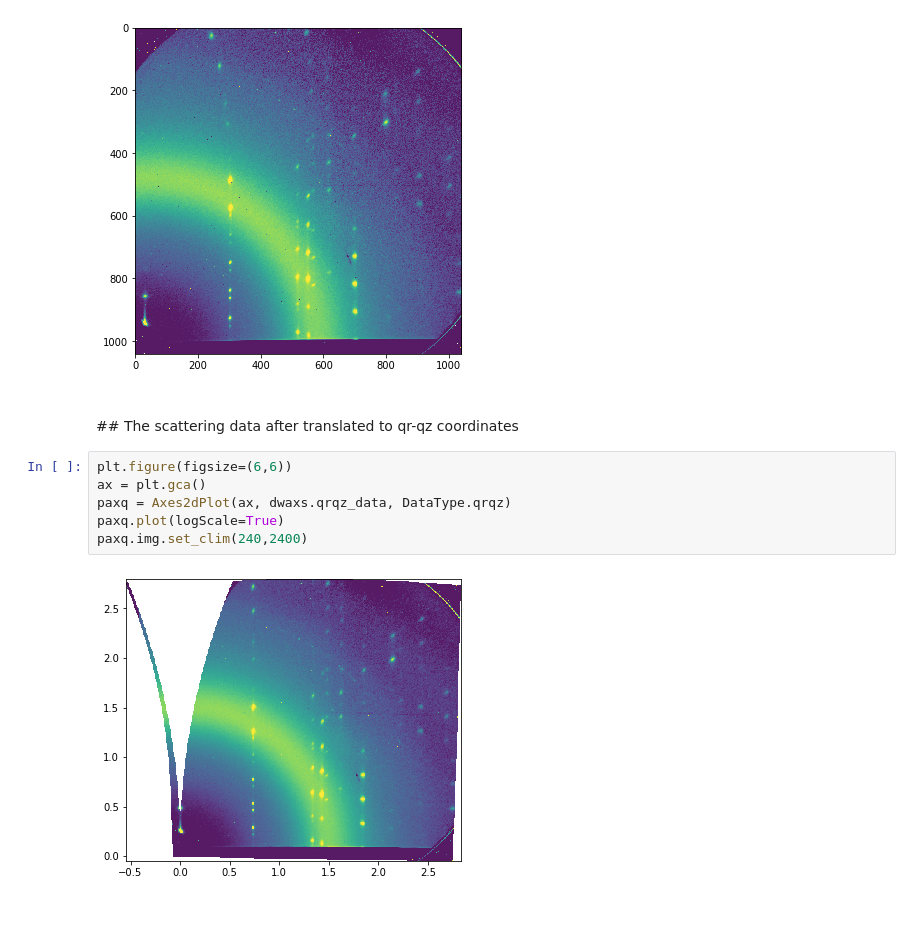
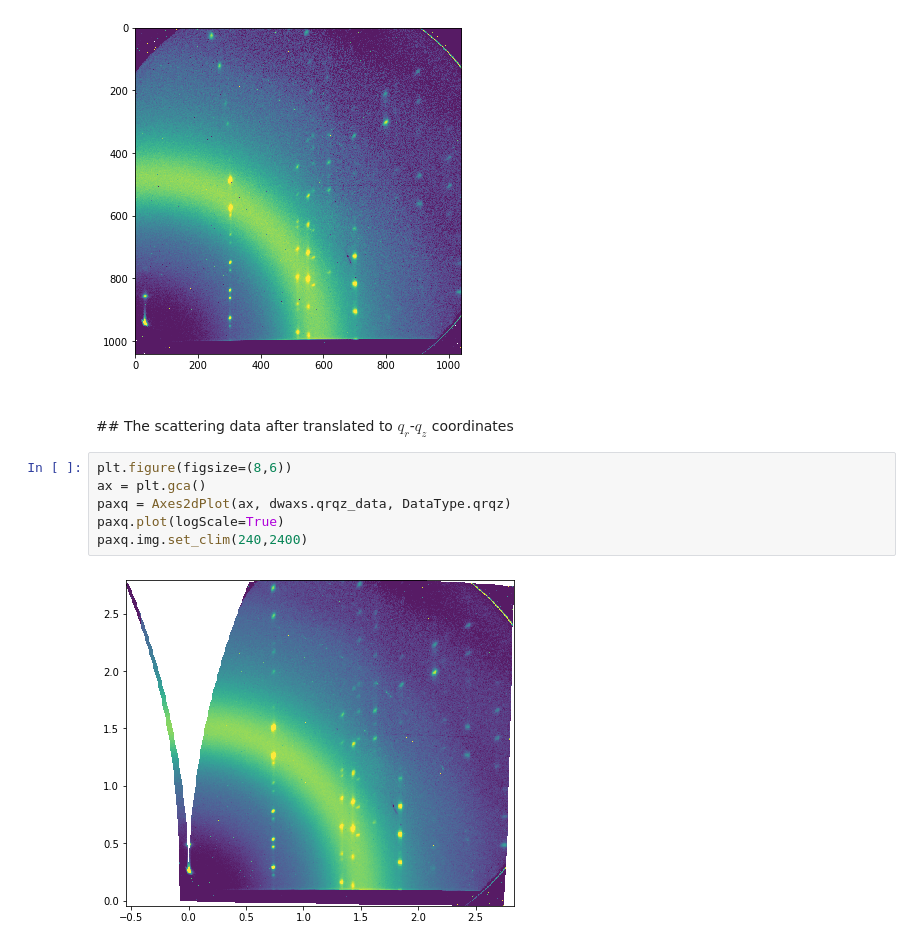
Before and after one commit to NSLS-II-LIX/py4xs, a Jupyter notebook: docs/GID.ipynb, the cells around one changed output. Saved outputs shown, nothing was run; the diff lists cells and outputs as text; blank space fills up the shorter version.

```diff
--- a/docs/GID.ipynb
+++ b/docs/GID.ipynb
@@ -66,12 +66,12 @@ paxr.img.set_clim(240,2400)
 # %% [markdown]
 <br>
 ##
-The scattering data after translated to qr-qz coordinates
+The scattering data after translated to $q_r$-$q_z$ coordinates
 # %%
-plt.figure(figsize=(6,6))
+plt.figure(figsize=(8,6))
 ax = plt.gca()
 paxq = Axes2dPlot(ax, dwaxs.qrqz_data, DataType.qrqz)
 paxq.plot(logScale=True)
 paxq.img.set_clim(240,2400)
 # %% [output]
-[figure, old version]
+[figure, new version]
```
Also changed, not shown: parts of 1 cell of this notebook.
